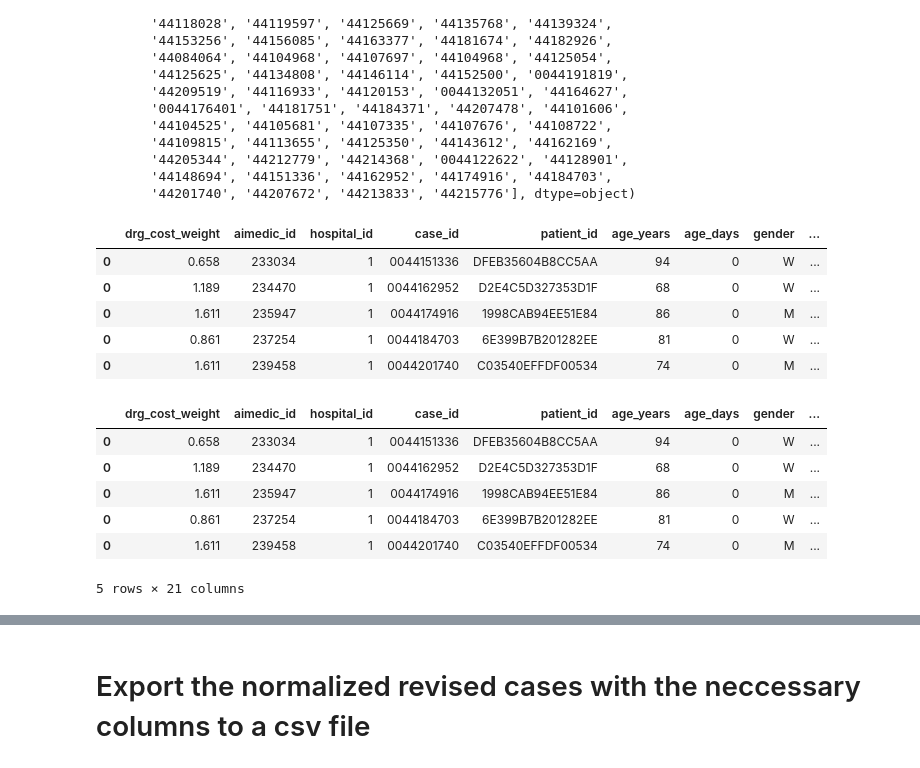
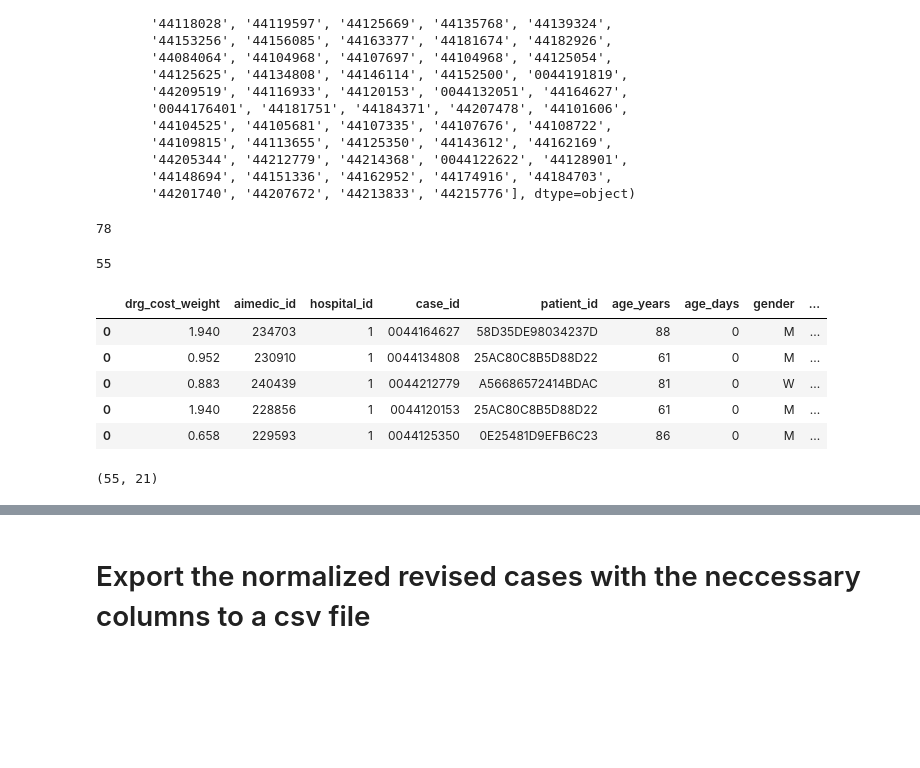
Before and after one commit to anschauf/code-scout-python, a Jupyter notebook: src/revised_case_normalization/Hirslanden_Zurich_2019_normalization.ipynb, the cells around one changed output, grey strips where cells are left out. Cells and saved outputs as stored; diff of their text form; code cells hidden in the pictures; blank space fills up the shorter version.

```diff
--- a/src/revised_case_normalization/Hirslanden_Zurich_2019_normalization.ipynb
+++ b/src/revised_case_normalization/Hirslanden_Zurich_2019_normalization.ipynb
@@ -112,6 +97,16 @@ array(['0044151336', '0044162952', '0044174916', '0044184703',
        '44201740', '44207672', '44213833', '44215776'], dtype=object)
 # %%
 revised_case_id_stripped = [case_id.lstrip('0') for case_id in revised_case_id]
+len(revised_case_id_stripped)
+# %% [output]
+78
+# %%
+# Delete duplicated case_id in this hospital.
+
+revised_case_id_stripped = set(revised_case_id_stripped)
+len(revised_case_id_stripped)
+# %% [output]
+55
 # %%
 # change the case_id the same format as bfs data e.g. '0041194601'
 # revised_case_id_pad0 = [case_id.zfill(10) for case_id in revised_case_id]
@@ -119,27 +114,22 @@ revised_case_id_stripped = [case_id.lstrip('0') for case_id in revised_case_id]
 # df_revised_case_d2d['case_id'] = revised_case_id_pad0
 # %%
 # match to the database
-revised_case_db = bfs_db.get_bfs_cases_by_ids_no_pad0(revised_case_id_stripped)
+revised_case_db = bfs_db.get_bfs_cases_by_ids_no_pad0(list(revised_case_id_stripped))
 revised_case_db.head()
 # %% [output]
 |  | drg_cost_weight | aimedic_id | hospital_id | case_id | patient_id | age_years | age_days | gender | ... |
-| 0 | 0.658 | 233034 | 1 | 0044151336 | DFEB35604B8CC5AA | 94 | 0 | W | ... |
-| 0 | 1.189 | 234470 | 1 | 0044162952 | D2E4C5D327353D1F | 68 | 0 | W | ... |
-| 0 | 1.611 | 235947 | 1 | 0044174916 | 1998CAB94EE51E84 | 86 | 0 | M | ... |
-| 0 | 0.861 | 237254 | 1 | 0044184703 | 6E399B7B201282EE | 81 | 0 | W | ... |
-| 0 | 1.611 | 239458 | 1 | 0044201740 | C03540EFFDF00534 | 74 | 0 | M | ... |
+| 0 | 1.940 | 234703 | 1 | 0044164627 | 58D35DE98034237D | 88 | 0 | M | ... |
+| 0 | 0.952 | 230910 | 1 | 0044134808 | 25AC80C8B5D88D22 | 61 | 0 | M | ... |
+| 0 | 0.883 | 240439 | 1 | 0044212779 | A56686572414BDAC | 81 | 0 | W | ... |
+| 0 | 1.940 | 228856 | 1 | 0044120153 | 25AC80C8B5D88D22 | 61 | 0 | M | ... |
+| 0 | 0.658 | 229593 | 1 | 0044125350 | 0E25481D9EFB6C23 | 86 | 0 | M | ... |
 # %%
 # create a new column for case_id_stripped with '0' for joining to the revised cases
 revised_case_db['case_id_stripped']=  revised_case_db['case_id'].apply(lambda x: x.lstrip('0'))
 revised_case_db.head()
+print(revised_case_db.shape)
 # %% [output]
-|  | drg_cost_weight | aimedic_id | hospital_id | case_id | patient_id | age_years | age_days | gender | ... |
-| 0 | 0.658 | 233034 | 1 | 0044151336 | DFEB35604B8CC5AA | 94 | 0 | W | ... |
-| 0 | 1.189 | 234470 | 1 | 0044162952 | D2E4C5D327353D1F | 68 | 0 | W | ... |
-| 0 | 1.611 | 235947 | 1 | 0044174916 | 1998CAB94EE51E84 | 86 | 0 | M | ... |
-| 0 | 0.861 | 237254 | 1 | 0044184703 | 6E399B7B201282EE | 81 | 0 | W | ... |
-| 0 | 1.611 | 239458 | 1 | 0044201740 | C03540EFFDF00534 | 74 | 0 | M | ... |
-5 rows × 21 columns
+(55, 21)
 # %%
 df_revised_case_d2d['case_id_stripped']=  df_revised_case_d2d['case_id'].apply(lambda x: x.lstrip('0'))
 df_revised_case_d2d.head()
```
Also changed, not shown: parts of 18 cells of this notebook, 10 other files.
